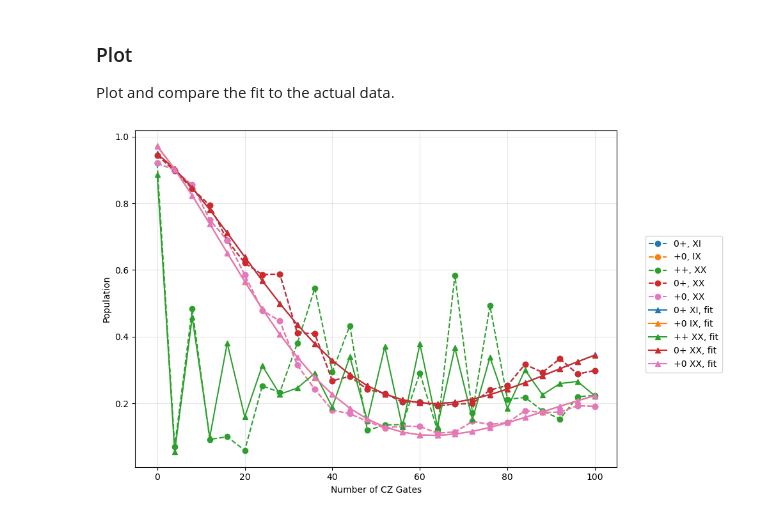
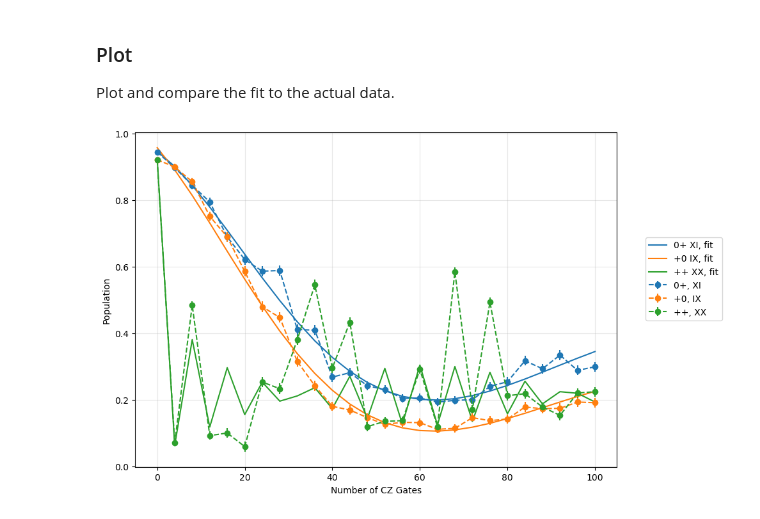
Before and after one commit to krsrv/2qbit-db, a Jupyter notebook: Calibration.ipynb, the cells around one changed output. Saved outputs shown, nothing was run; the diff lists cells and outputs as text; code cells hidden in the pictures.

Commit message:
Updated with weighting parameter in curve_fit

```diff
--- a/Calibration.ipynb
+++ b/Calibration.ipynb
@@ -129,6 +132,8 @@ pop_11 = np.load(f"{folder}/pop_11_vs_exp.npy");
 pop_qb1 = np.load(f"{folder}/pop_QB1_vs_exp.npy");
 pop_qb2 = np.load(f"{folder}/pop_QB2_vs_exp.npy");
 
+sigma_00 = np.sqrt(pop_00 * (1 - pop_00) / 1000);
+
 T1_1 = 50; # microseconds
 T1_2 = 25; # microseconds
 T2_1 = 40; # microseconds
@@ -260,32 +277,32 @@ Plot and compare the fit to the actual data.
 # %%
 import matplotlib.pyplot as plt
 
 plt.figure(figsize=(10, 6))
 
 # Define colors for each group (e.g., 3 colors for 3 groups)
 colors = ['tab:blue', 'tab:orange', 'tab:green', 'tab:red', 'tab:pink']
 
 # Data curves
-plt.plot(n_cz, pop_00[Exp.DD_0P_XI,:], label='0+, XI', linestyle="--", marker='o', color=colors[0])
-plt.plot(n_cz, pop_00[Exp.DD_P0_IX,:], label='+0, IX', linestyle="--", marker='o', color=colors[1])
-plt.plot(n_cz, pop_00[Exp.DD_PP_XX,:], label='++, XX', linestyle="--", marker='o', color=colors[2])
-plt.plot(n_cz, pop_00[Exp.DD_0P_XX,:], label='0+, XX', linestyle="--", marker='o', color=colors[3])
-plt.plot(n_cz, pop_00[Exp.DD_P0_XX,:], label='+0, XX', linestyle="--", marker='o', color=colors[4])
+plt.errorbar(n_cz, pop_00[Exp.DD_0P_XI,:], sigma_00[Exp.DD_0P_XI,:], label='0+, XI', linestyle="--", marker='o', color=colors[0])
+plt.errorbar(n_cz, pop_00[Exp.DD_P0_IX,:], sigma_00[Exp.DD_0P_XI,:], label='+0, IX', linestyle="--", marker='o', color=colors[1])
+plt.errorbar(n_cz, pop_00[Exp.DD_PP_XX,:], sigma_00[Exp.DD_0P_XI,:], label='++, XX', linestyle="--", marker='o', color=colors[2])
+# plt.plot(n_cz, pop_00[Exp.DD_0P_XX,:], label='0+, XX', linestyle="--", marker='o', color=colors[3])
+# plt.plot(n_cz, pop_00[Exp.DD_P0_XX,:], label='+0, XX', linestyle="--", marker='o', color=colors[4])
 
 # Fit curves (use the same color as the corresponding data curve)
 t = np.linspace(0, n_cz[-1], num=int(n_cz[-1]/4)*1+1)
-plt.plot(t, func_0P_XI(t, *func_params_0P_XI), label='0+ XI, fit', color=colors[0], marker='^')
-plt.plot(t, func_P0_IX(t, *func_params_P0_IX), label='+0 IX, fit', color=colors[1], marker='^')
-plt.plot(t, func_PP_XX(t, *func_params_PP_XX), label='++ XX, fit', color=colors[2], marker='^')
-plt.plot(t, func_0P_XX(t, *func_params_0P_XX), label='0+ XX, fit', color=colors[3], marker='^')
-plt.plot(t, func_P0_XX(t, *func_params_P0_XX), label='+0 XX, fit', color=colors[4], marker='^')
+plt.plot(t, func_0P_XI(t, *func_params_0P_XI), label='0+ XI, fit', color=colors[0], marker='')
+plt.plot(t, func_P0_IX(t, *func_params_P0_IX), label='+0 IX, fit', color=colors[1], marker='')
+plt.plot(t, func_PP_XX(t, *func_params_PP_XX), label='++ XX, fit', color=colors[2], marker='')
+# plt.plot(t, func_0P_XX(t, *func_params_0P_XX), label='0+ XX, fit', color=colors[3], marker='^')
+# plt.plot(t, func_P0_XX(t, *func_params_P0_XX), label='+0 XX, fit', color=colors[4], marker='^')
 
 plt.xlabel('Number of CZ Gates')
 plt.ylabel('Population')
 
 plt.grid(True, alpha=0.3)
 plt.legend(bbox_to_anchor=(1.05, 0.7), loc='upper left')
 plt.tight_layout()
 plt.show()
 # %% [output]
-[figure, old version]
+[figure, new version]
```
Also changed, not shown: parts of 2 cells of this notebook, 2 other files.
